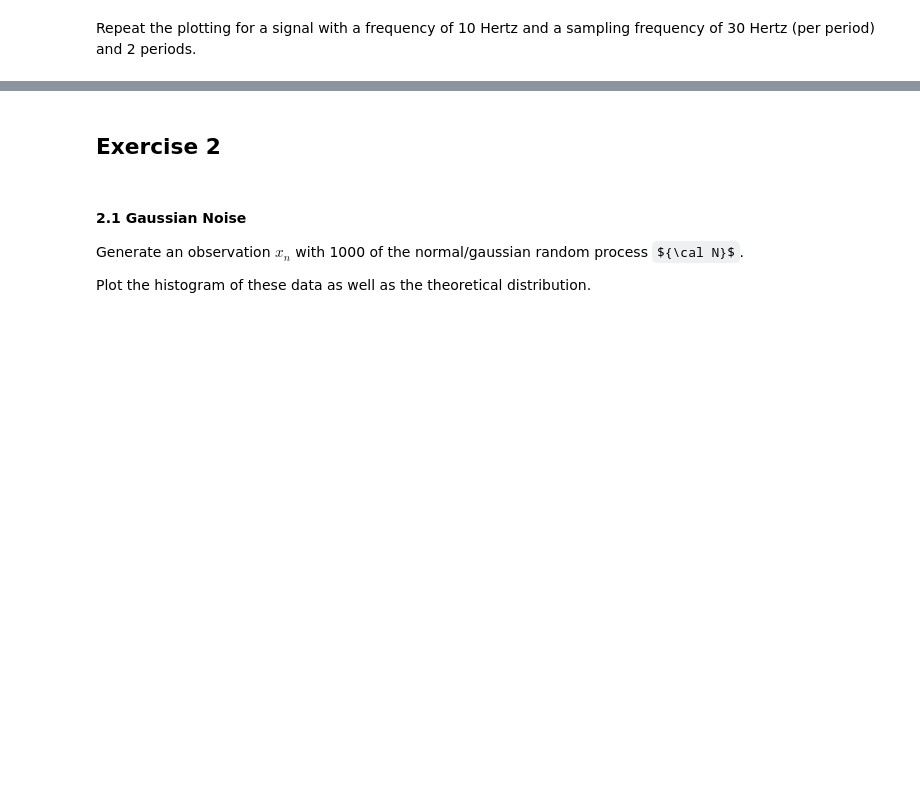
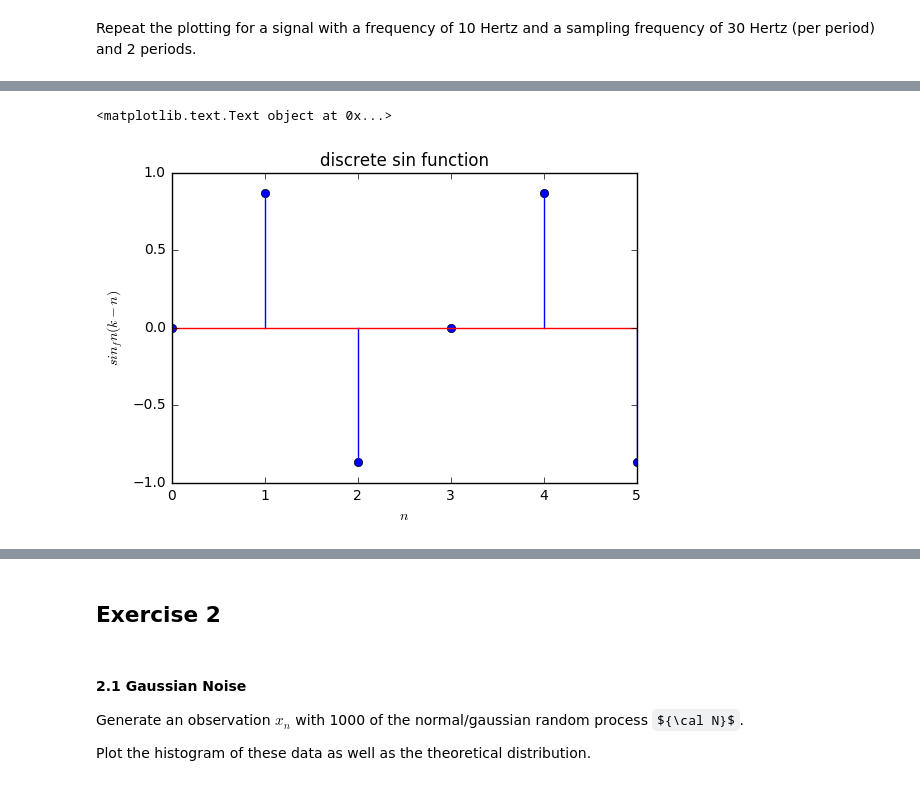
Before and after one commit to sniper0110/DSP-TP-1617, a Jupyter notebook: Lab1/python/Lab1.ipynb, the cells around one changed output, grey strips where cells are left out. Cells and saved outputs as stored; diff of their text form; code cells hidden in the pictures; some formulas as TeX source; blank space fills up the shorter version.

```diff
--- a/Lab1/python/Lab1.ipynb
+++ b/Lab1/python/Lab1.ipynb
@@ -195,0 +195,8 @@ What are the requirements while sampling such signal? Comments from your previou
+# %%
+plt.stem(sin_fn(10, 30, 2))
+plt.xlabel(r'$n$')
+plt.ylabel(r'$sin_fn(k-n)$')
+plt.title('discrete sin function')
+# %% [output]
+<matplotlib.text.Text object at 0x...>
+[figure, added]
```
Also changed, not shown: parts of 14 cells of this notebook.
